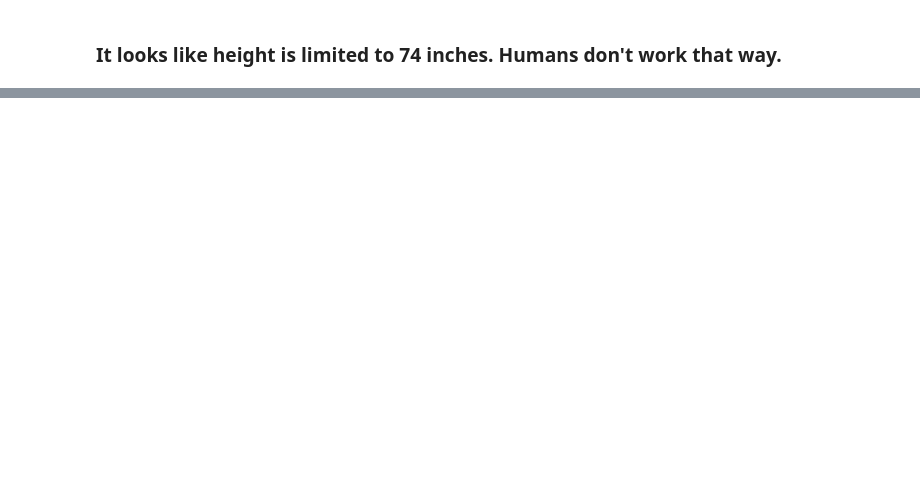
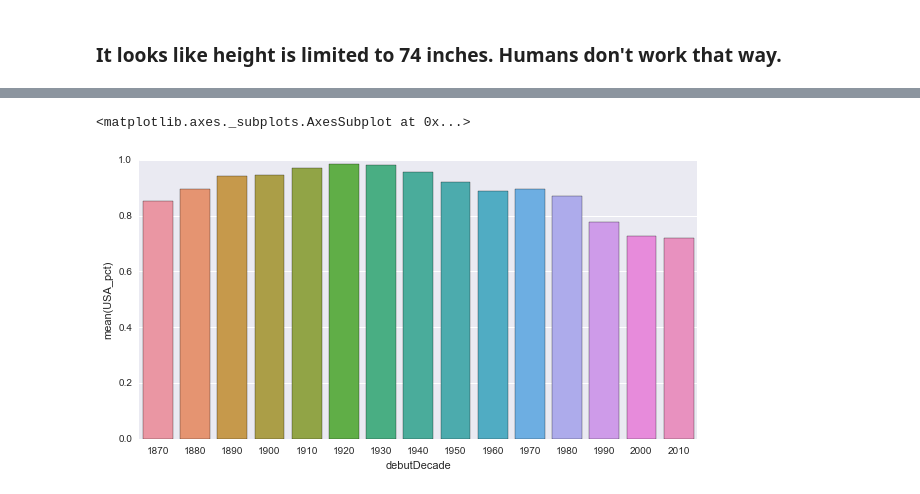
Before and after one commit to kenEldridge/baseball, a Jupyter notebook: baseball.ipynb, the cells around one changed output, grey strips where cells are left out. Saved outputs shown, nothing was run; the diff lists cells and outputs as text; code cells hidden in the pictures; blank space fills up the shorter version.

```diff
--- a/baseball.ipynb
+++ b/baseball.ipynb
@@ -100,0 +173,9 @@ sns.boxplot(x="birthDecade", y="height", data=h)
+# %%
+birth_loc = copy(dfs['Master.csv'][['playerID', 'debut', 'birthCountry', 'birthState']])
+birth_loc = pd.DataFrame([row for idx, row in birth_loc.iterrows() if type(row.debut) == str])
+birth_loc['debutYear'] = [datetime.strptime(x, '%Y-%m-%d').date().year for x in birth_loc['debut'] if type(x) == str]
+d = [str(x)[0:3] + '0' for x in birth_loc['debut']]
+birth_loc['debutDecade'] = d
+birth_loc = birth_loc.sort_values(by='debutDecade')
+birth_loc = birth_loc[birth_loc['debutDecade'] != 'nan0']
+birth_loc.head()
@@ -100,0 +189,15 @@ sns.boxplot(x="birthDecade", y="height", data=h)
+# %%
+birth_loc_cnt = birth_loc.groupby(['birthCountry', 'debutDecade']).count()
+birth_loc_cnt = birth_loc_cnt.reset_index()
+birth_loc_d_cnt = birth_loc.groupby(['debutDecade']).count()
+birth_loc_d_cnt = birth_loc_d_cnt.reset_index()
+birth_loc_d_cnt = birth_loc_d_cnt[['debutDecade', 'playerID']]
+birth_loc_d_cnt.columns = ['debutDecade', 'count']
+birth_loc_d_cnt = birth_loc_d_cnt.sort_values('debutDecade')
+birth_loc_cnt = birth_loc_cnt.sort_values('debutDecade').reset_index()
+birth_loc_cnt = pd.merge(birth_loc_cnt, birth_loc_d_cnt, on='debutDecade')
+birth_loc_cnt = birth_loc_cnt[['birthCountry', 'debutDecade', 'playerID', 'count']]
+birth_loc_cnt.columns = ['birthCountry', 'debutDecade', 'count', 'count_decade']
+birth_loc_cnt['USA_pct'] = birth_loc_cnt['count'] / birth_loc_cnt['count_decade']
+birth_loc_cnt.to_csv('baseball_birth_location_pct.csv')
+birth_loc_cnt.head()
@@ -100,0 +211,7 @@ sns.boxplot(x="birthDecade", y="height", data=h)
+# %%
+birth_loc_cnt_usa = birth_loc_cnt[birth_loc_cnt['birthCountry'] == 'USA']
+plt.figure(figsize=(10,5))
+sns.barplot(x='debutDecade', y='USA_pct', data=birth_loc_cnt_usa)
+# %% [output]
+<matplotlib.axes._subplots.AxesSubplot at 0x...>
+[figure, added]
```
Also changed, not shown: parts of 16 cells of this notebook, 1 other file.
